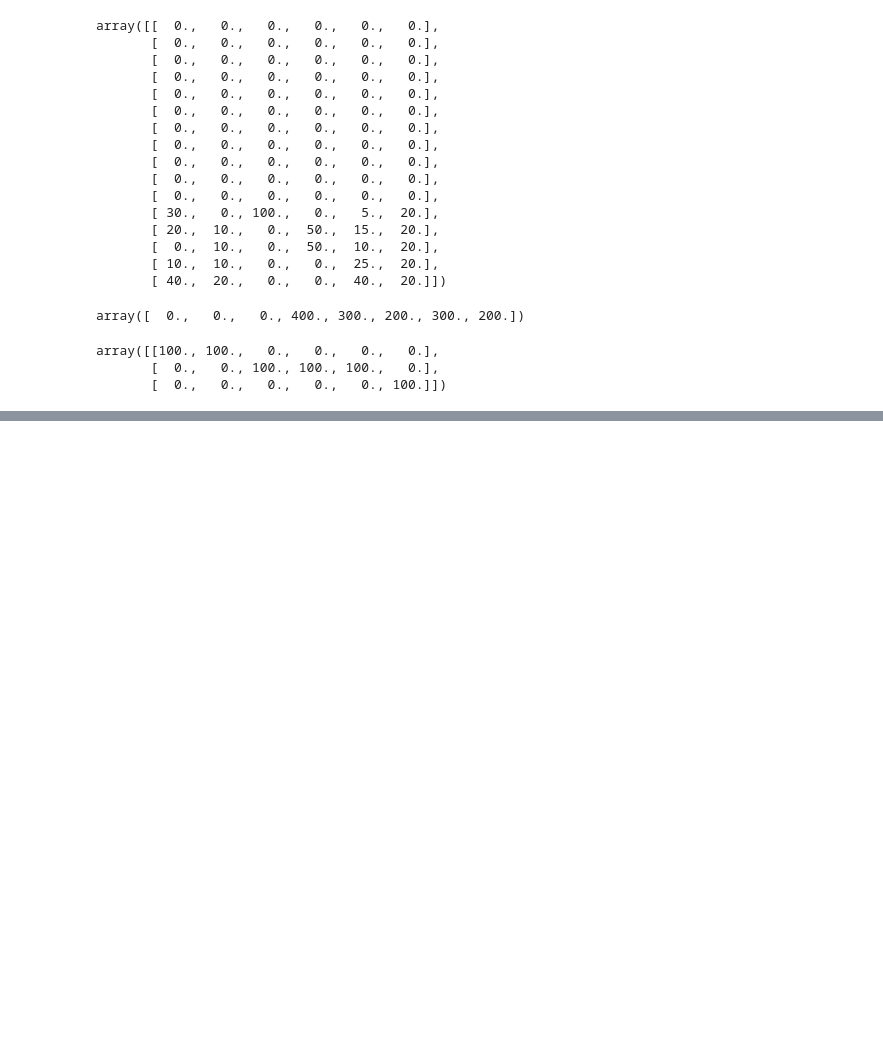
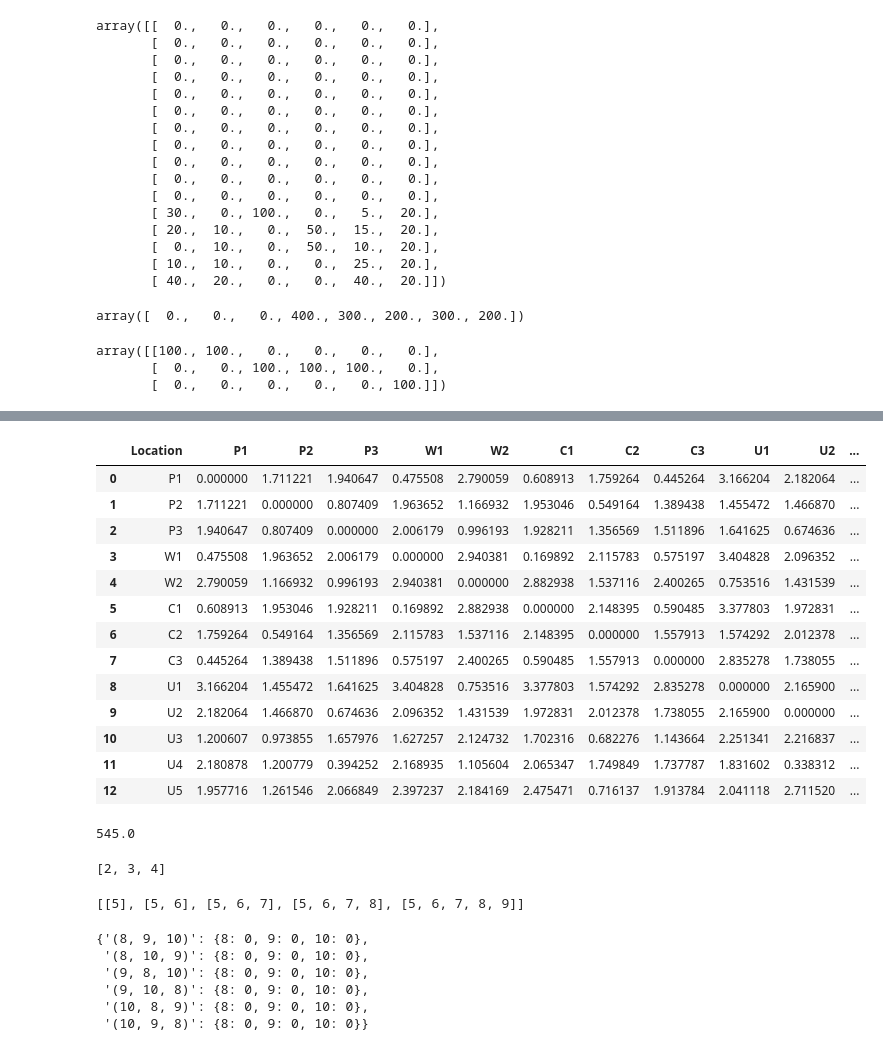
Before and after one commit to evalottalepp/DecisionMaking_Assignment_3, a Jupyter notebook: Sandbox.ipynb, the cells around one changed output, grey strips where cells are left out. Saved outputs shown, nothing was run; the diff lists cells and outputs as text; code cells hidden in the pictures; blank space fills up the shorter version.

```diff
--- a/Sandbox.ipynb
+++ b/Sandbox.ipynb
@@ -88,0 +106,25 @@ K
+# %%
+pd.read_excel('./given_data/variablecosts.xlsx')
+# %% [output]
+|  | Location | P1 | P2 | P3 | W1 | W2 | C1 | C2 | C3 | U1 | U2 | ... |
+| 0 | P1 | 0.000000 | 1.711221 | 1.940647 | 0.475508 | 2.790059 | 0.608913 | 1.759264 | 0.445264 | 3.166204 | 2.182064 | ... |
+| 1 | P2 | 1.711221 | 0.000000 | 0.807409 | 1.963652 | 1.166932 | 1.953046 | 0.549164 | 1.389438 | 1.455472 | 1.466870 | ... |
+| 2 | P3 | 1.940647 | 0.807409 | 0.000000 | 2.006179 | 0.996193 | 1.928211 | 1.356569 | 1.511896 | 1.641625 | 0.674636 | ... |
+| 3 | W1 | 0.475508 | 1.963652 | 2.006179 | 0.000000 | 2.940381 | 0.169892 | 2.115783 | 0.575197 | 3.404828 | 2.096352 | ... |
+| 4 | W2 | 2.790059 | 1.166932 | 0.996193 | 2.940381 | 0.000000 | 2.882938 | 1.537116 | 2.400265 | 0.753516 | 1.431539 | ... |
+| 5 | C1 | 0.608913 | 1.953046 | 1.928211 | 0.169892 | 2.882938 | 0.000000 | 2.148395 | 0.590485 | 3.377803 | 1.972831 | ... |
+| 6 | C2 | 1.759264 | 0.549164 | 1.356569 | 2.115783 | 1.537116 | 2.148395 | 0.000000 | 1.557913 | 1.574292 | 2.012378 | ... |
+| 7 | C3 | 0.445264 | 1.389438 | 1.511896 | 0.575197 | 2.400265 | 0.590485 | 1.557913 | 0.000000 | 2.835278 | 1.738055 | ... |
+| 8 | U1 | 3.166204 | 1.455472 | 1.641625 | 3.404828 | 0.753516 | 3.377803 | 1.574292 | 2.835278 | 0.000000 | 2.165900 | ... |
+| 9 | U2 | 2.182064 | 1.466870 | 0.674636 | 2.096352 | 1.431539 | 1.972831 | 2.012378 | 1.738055 | 2.165900 | 0.000000 | ... |
+| 10 | U3 | 1.200607 | 0.973855 | 1.657976 | 1.627257 | 2.124732 | 1.702316 | 0.682276 | 1.143664 | 2.251341 | 2.216837 | ... |
+| 11 | U4 | 2.180878 | 1.200779 | 0.394252 | 2.168935 | 1.105604 | 2.065347 | 1.749849 | 1.737787 | 1.831602 | 0.338312 | ... |
+| 12 | U5 | 1.957716 | 1.261546 | 2.066849 | 2.397237 | 2.184169 | 2.475471 | 0.716137 | 1.913784 | 2.041118 | 2.711520 | ... |
+# %%
+data.demand.sum()
+# %% [output]
+545.0
+# %%
+data.W[2:]
+# %% [output]
+[2, 3, 4]
@@ -88,0 +133,10 @@ K
+# %%
+allSubsections = []
+for s in steps:
+    subList = []
+    for i in range(len(s)):
+        subList.append(int(s[i]))
+    allSubsections.append(subList)
+print(allSubsections)
+# %% [output]
+[[5], [5, 6], [5, 6, 7], [5, 6, 7, 8], [5, 6, 7, 8, 9]]
@@ -88,0 +151,12 @@ K
+# %%
+costDict = {}
+for item in allPermutations:
+    costDict[str(item)] = {key : 0 for key in U}
+costDict
+# %% [output]
+{'(8, 9, 10)': {8: 0, 9: 0, 10: 0},
+ '(8, 10, 9)': {8: 0, 9: 0, 10: 0},
+ '(9, 8, 10)': {8: 0, 9: 0, 10: 0},
+ '(9, 10, 8)': {8: 0, 9: 0, 10: 0},
+ '(10, 8, 9)': {8: 0, 9: 0, 10: 0},
+ '(10, 9, 8)': {8: 0, 9: 0, 10: 0}}
```
Also changed, not shown: parts of 12 cells of this notebook, 2 other files.
